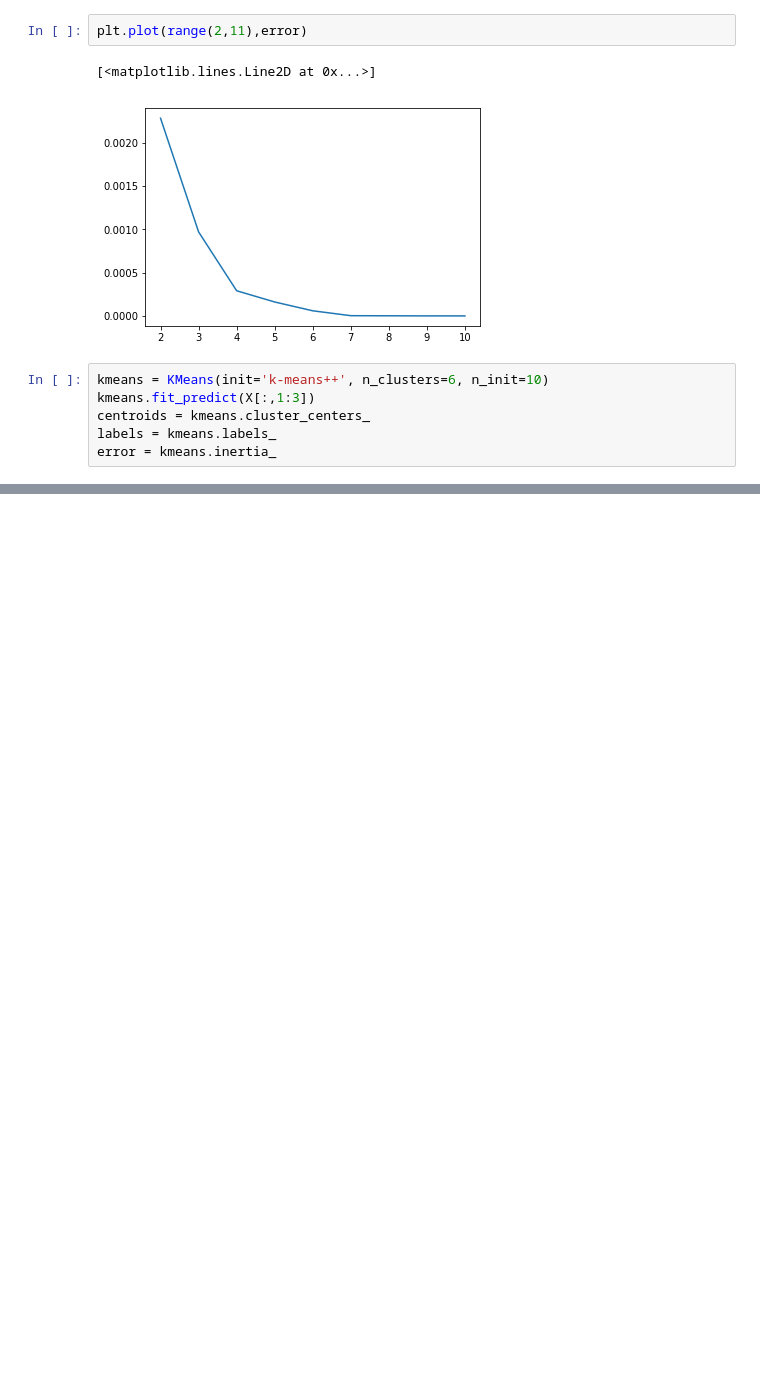
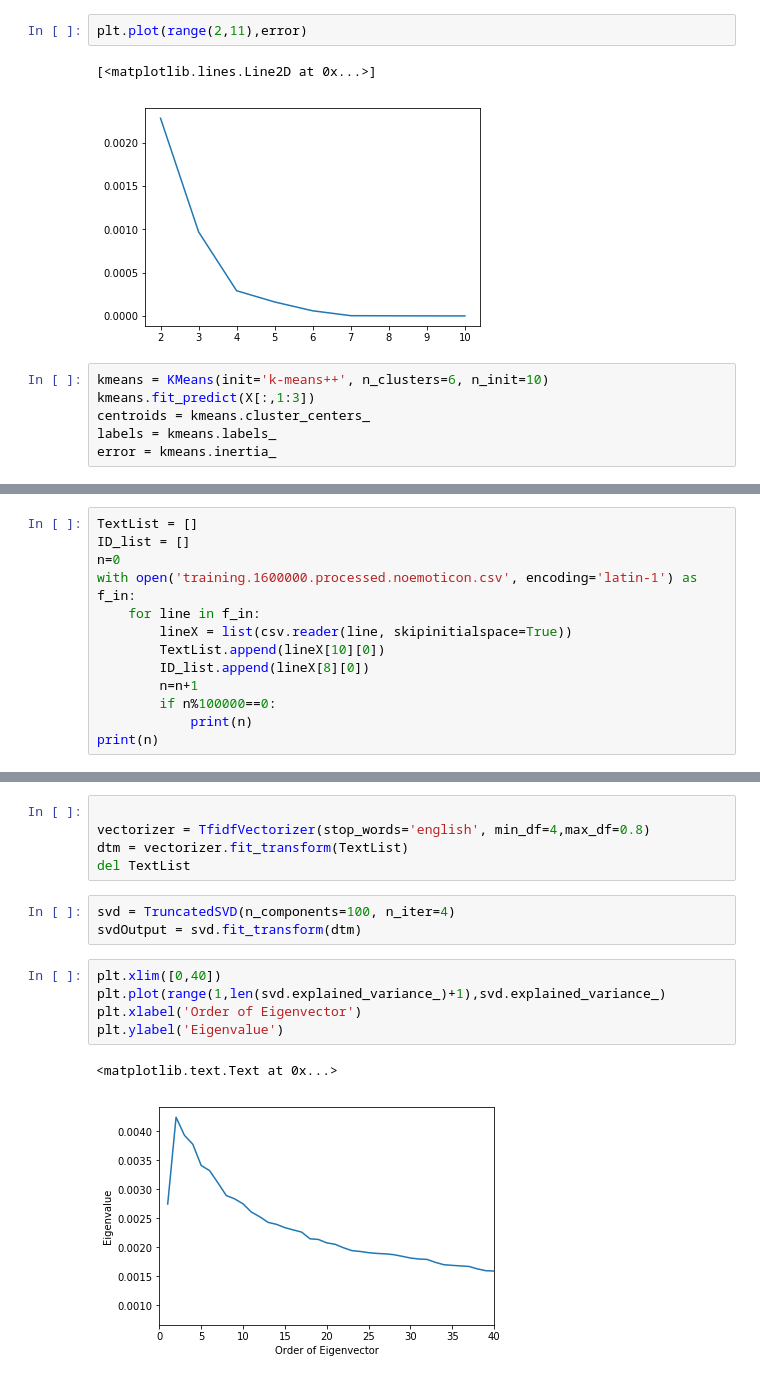
Before and after one commit to Aelay/Project-AA, a Jupyter notebook: Test.ipynb, the cells around one changed output, grey strips where cells are left out. Cells and saved outputs as stored; diff of their text form; blank space fills up the shorter version.

```diff
--- a/Test.ipynb
+++ b/Test.ipynb
@@ -303,0 +328,13 @@ NameError: name 'TfidfVectorizer' is not defined
+# %%
+TextList = []
+ID_list = []
+n=0
+with open('training.1600000.processed.noemoticon.csv', encoding='latin-1') as f_in:
+    for line in f_in:
+        lineX = list(csv.reader(line, skipinitialspace=True))
+        TextList.append(lineX[10][0])
+        ID_list.append(lineX[8][0])
+        n=n+1
+        if n%100000==0:
+            print(n)
+print(n)
@@ -303,0 +359,16 @@ NameError: name 'TfidfVectorizer' is not defined
+# %%
+
+vectorizer = TfidfVectorizer(stop_words='english', min_df=4,max_df=0.8)
+dtm = vectorizer.fit_transform(TextList)
+del TextList
+# %%
+svd = TruncatedSVD(n_components=100, n_iter=4)
+svdOutput = svd.fit_transform(dtm)
+# %%
+plt.xlim([0,40])
+plt.plot(range(1,len(svd.explained_variance_)+1),svd.explained_variance_)
+plt.xlabel('Order of Eigenvector')
+plt.ylabel('Eigenvalue')
+# %% [output]
+<matplotlib.text.Text at 0x...>
+[figure, added]
```
Also changed, not shown: parts of 22 cells of this notebook.
